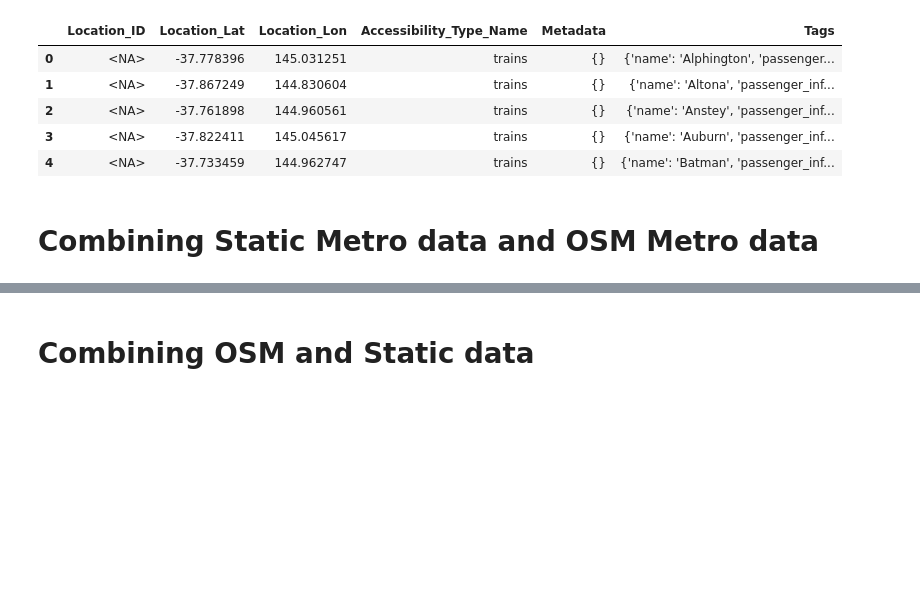
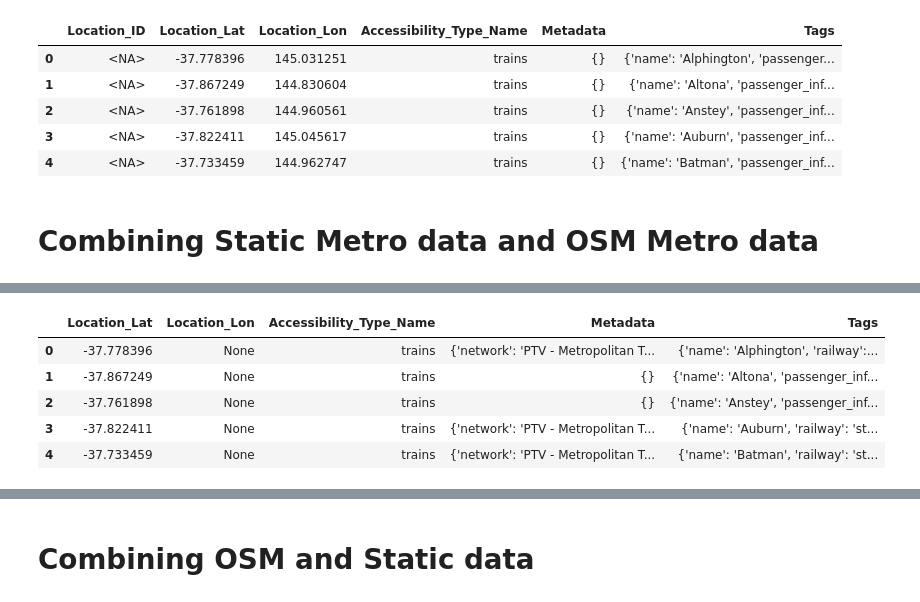
Before and after one commit to CherianK/mobility_mate, a Jupyter notebook: assets/data_preprocessing/dw_metrodata.ipynb, the cells around one changed output, grey strips where cells are left out. Drawn from its saved outputs; the diff is of its cells as text; code cells hidden in the pictures; blank space fills up the shorter version.

```diff
--- a/assets/data_preprocessing/dw_metrodata.ipynb
+++ b/assets/data_preprocessing/dw_metrodata.ipynb
@@ -209,0 +231,23 @@ final_df.to_csv("metros_test.csv")
+# %%
+def get_name(x):
+    return x.get('name') if isinstance(x, dict) else ''
+
+# Create a temporary column with the extracted names
+final_df['temp_name'] = final_df['Tags'].apply(get_name)
+
+# Filter out rows where temp_name contains "Station" or a "/" followed by non-space characters
+final_df = final_df[
+    ~final_df['temp_name'].str.contains(r'Station|/\S+', case=False, na=False)
+]
+
+# Drop the temporary column if it's no longer needed
+final_df = final_df.drop(columns=['temp_name'])
+
+final_df.head(5)
+# %% [output]
+|  | Location_Lat | Location_Lon | Accessibility_Type_Name | Metadata | Tags |
+| 0 | -37.778396 | None | trains | {'network': 'PTV - Metropolitan T... | {'name': 'Alphington', 'railway':... |
+| 1 | -37.867249 | None | trains | {} | {'name': 'Altona', 'passenger_inf... |
+| 2 | -37.761898 | None | trains | {} | {'name': 'Anstey', 'passenger_inf... |
+| 3 | -37.822411 | None | trains | {'network': 'PTV - Metropolitan T... | {'name': 'Auburn', 'railway': 'st... |
+| 4 | -37.733459 | None | trains | {'network': 'PTV - Metropolitan T... | {'name': 'Batman', 'railway': 'st... |
```
Also changed, not shown: parts of 15 cells of this notebook.
